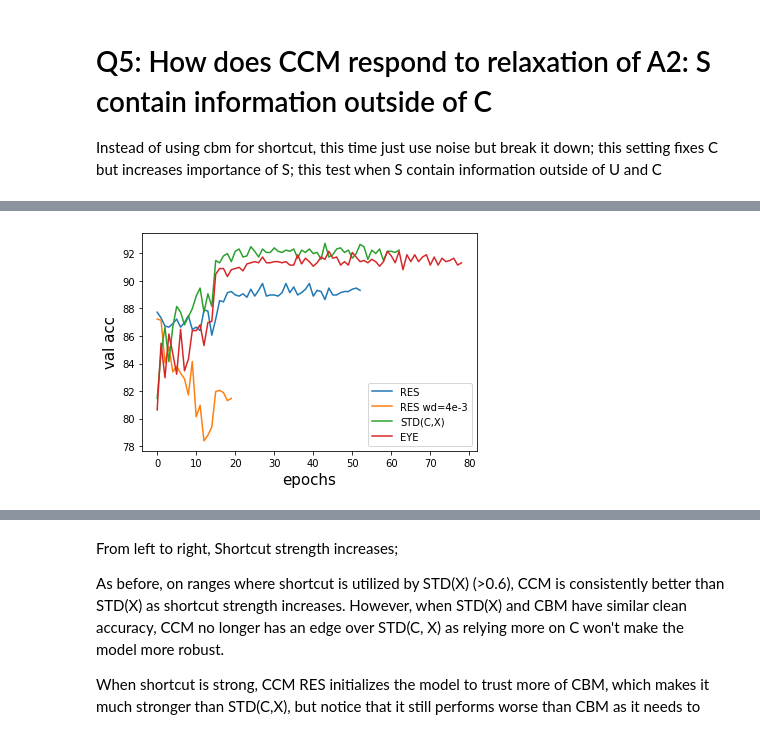
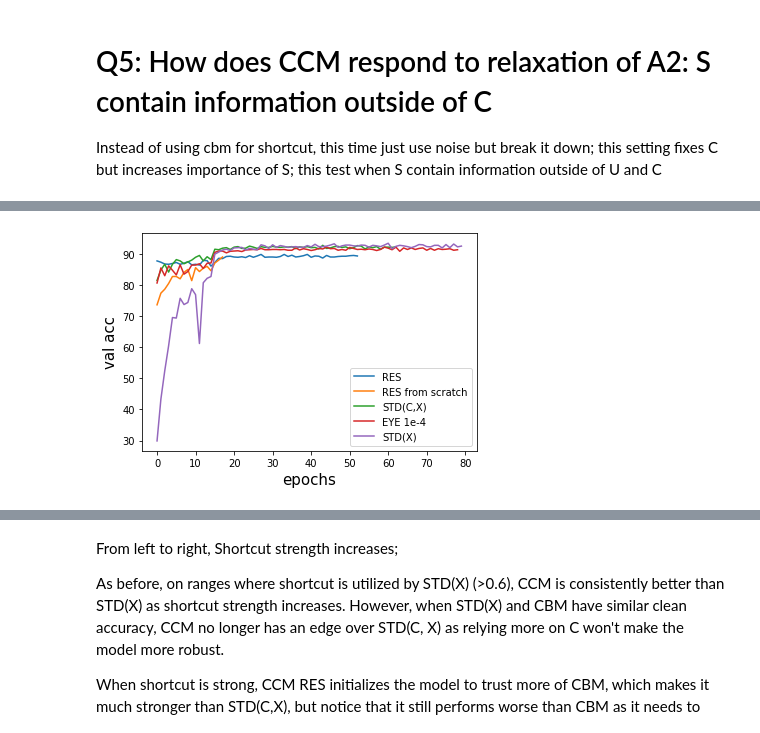
Before and after one commit to nathanwang000/ConceptCredibleModel, a Jupyter notebook: notebooks/Q4_Q5.ipynb, the cells around one changed output, grey strips where cells are left out. Cells and saved outputs as stored; diff of their text form; code cells hidden in the pictures.

```diff
--- a/notebooks/Q4_Q5.ipynb
+++ b/notebooks/Q4_Q5.ipynb
@@ -162,13 +156,18 @@ plt.show()
 # %%
-key = 'val acc'
+key = 'val acc' # 'train acc' #'val acc'
 plot_log(torch.load("../outputs/relaxSinC1.0/59e7c2961bf711ecb773ac1f6b24a434/ccm.log"), key=key, label="RES")
-plot_log(torch.load("../outputs/103363461d7111ecb773ac1f6b24a434/ccm.log"), key=key, label="RES wd=4e-3")
+plot_log(torch.load("../outputs/16ff59821d7611ecb773ac1f6b24a434/ccm.log"), key=key, label="RES from scratch")
 plot_log(torch.load("../outputs/relaxSinC1.0/d02345561bee11ecb773ac1f6b24a434/ccm.log"), key=key, label="STD(C,X)")
-plot_log(torch.load("../outputs/relaxSinC1.0/afc8e0841cfe11ecb773ac1f6b24a434/ccm.log"), key=key, label="EYE")
+plot_log(torch.load("../outputs/relaxSinC1.0/afc8e0841cfe11ecb773ac1f6b24a434/ccm.log"), key=key, label="EYE 1e-4")
+plot_log(torch.load("../outputs/relaxSinC1.0/87f4e850e36f11ebb773ac1f6b24a434/standard.log"), key=key, label="STD(X)")
+# plot_log(torch.load("../outputs/relaxSinC1.0/0611ac121c0211ecb773ac1f6b24a434/ccm.log"), key=key, label="EYE 1e-3")
+# plot_log(torch.load("../outputs/103363461d7111ecb773ac1f6b24a434/ccm.log"), key=key, label="RES wd=4e-3")
+
 plt.legend()
+# plt.ylim(98)
 plt.show()
 # %% [output]
-[figure, old version]
+[figure, new version]
 # %%
 # key is percent noise, start from non-zero because 0 is not a shortcut, value is [clean acc, t=0, t=1]
 # relaxC
```
Also changed, not shown: parts of 3 cells of this notebook, 12 other files.
